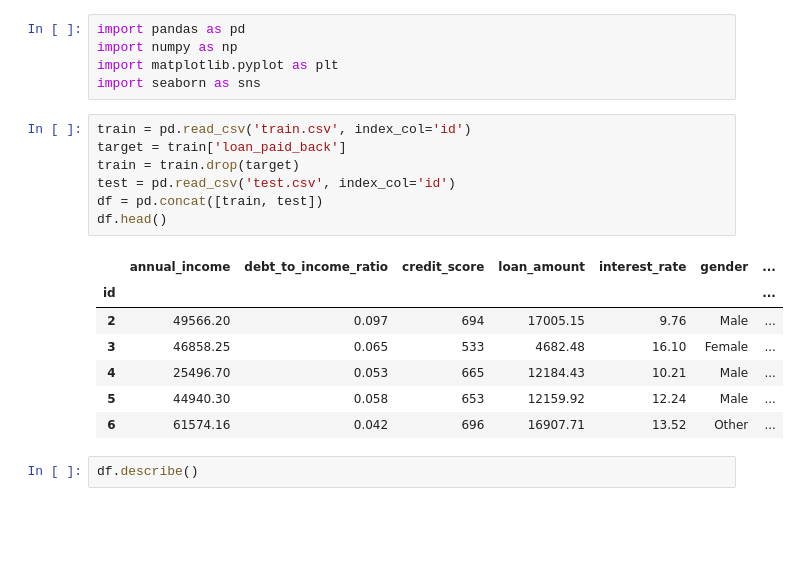
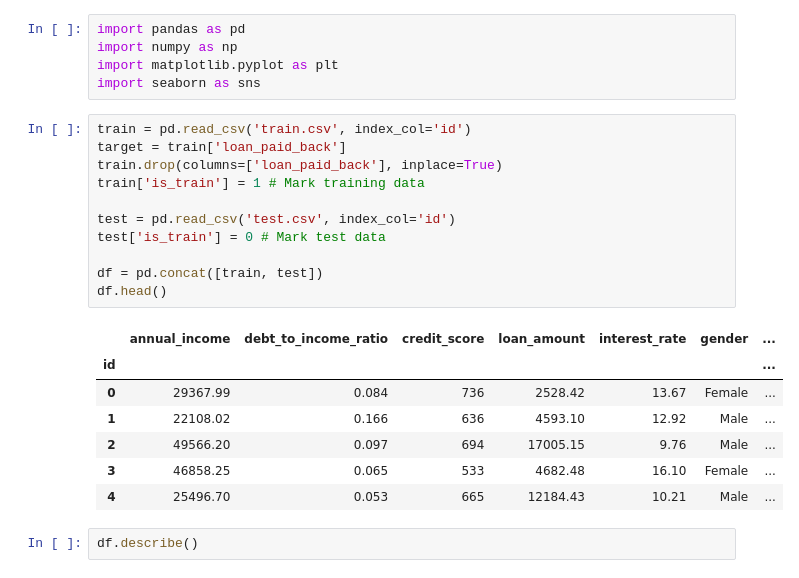
Before and after one commit to cod3astro/kaggle_ML_competition, a Jupyter notebook: loan_payback.ipynb, the cells around one changed output. Drawn from its saved outputs; the diff is of its cells as text; blank space fills up the shorter version.

```diff
--- a/loan_payback.ipynb
+++ b/loan_payback.ipynb
@@ -8,18 +8,22 @@ import seaborn as sns
 # %%
 train = pd.read_csv('train.csv', index_col='id')
 target = train['loan_paid_back']
-train = train.drop(target)
+train.drop(columns=['loan_paid_back'], inplace=True)
+train['is_train'] = 1 # Mark training data
+
 test = pd.read_csv('test.csv', index_col='id')
+test['is_train'] = 0 # Mark test data
+
 df = pd.concat([train, test])
 df.head()
 # %% [output]
 |  | annual_income | debt_to_income_ratio | credit_score | loan_amount | interest_rate | gender | ... |
 | id |  |  |  |  |  |  | ... |
+| 0 | 29367.99 | 0.084 | 736 | 2528.42 | 13.67 | Female | ... |
+| 1 | 22108.02 | 0.166 | 636 | 4593.10 | 12.92 | Male | ... |
 | 2 | 49566.20 | 0.097 | 694 | 17005.15 | 9.76 | Male | ... |
 | 3 | 46858.25 | 0.065 | 533 | 4682.48 | 16.10 | Female | ... |
 | 4 | 25496.70 | 0.053 | 665 | 12184.43 | 10.21 | Male | ... |
-| 5 | 44940.30 | 0.058 | 653 | 12159.92 | 12.24 | Male | ... |
-| 6 | 61574.16 | 0.042 | 696 | 16907.71 | 13.52 | Other | ... |
 # %%
 df.describe()
 # %% [output]
```
